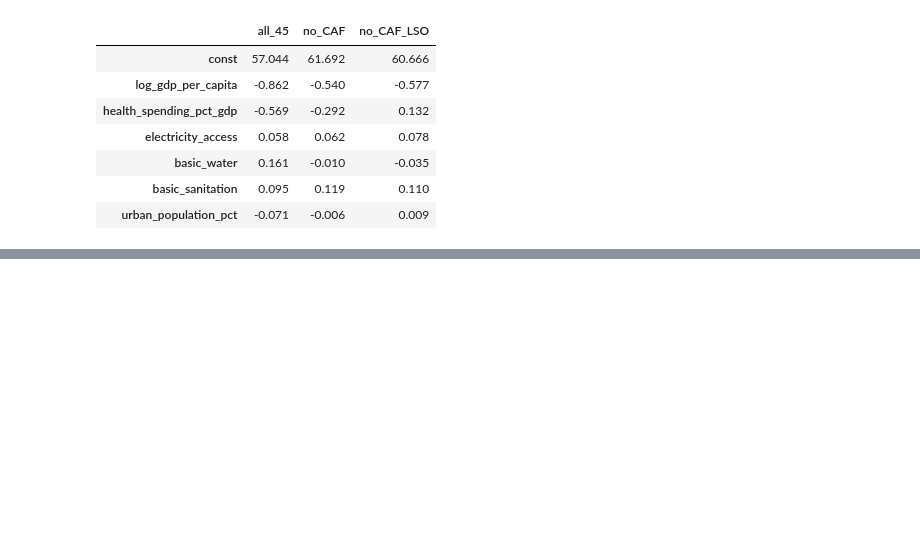
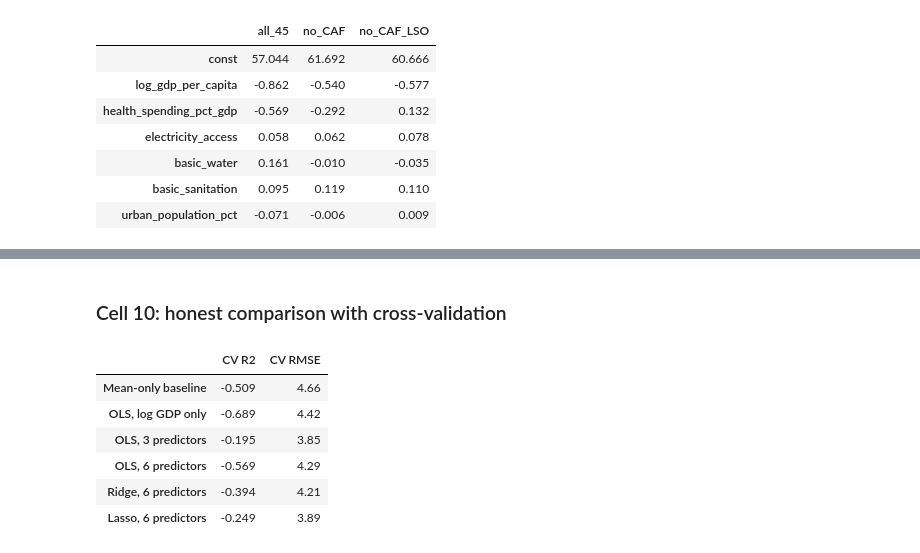
Before and after one commit to joenzau41-png/life-expectancy-africa, a Jupyter notebook: notebooks/03_modeling.ipynb, the cells around one changed output, grey strips where cells are left out. Drawn from its saved outputs; the diff is of its cells as text; code cells hidden in the pictures; blank space fills up the shorter version.

Commit message:
Add diagnostics, influence checks and cross-validation

```diff
--- a/notebooks/03_modeling.ipynb
+++ b/notebooks/03_modeling.ipynb
@@ -159,0 +193,35 @@ Adjusted R2: {'all_45': np.float64(0.373), 'no_CAF': np.float64(0.407), 'no_CAF_
+# %% [markdown]
+### Cell 10: honest comparison with cross-validation
+# %%
+from sklearn.model_selection import KFold, cross_val_score
+from sklearn.pipeline import make_pipeline
+from sklearn.preprocessing import StandardScaler
+from sklearn.linear_model import LinearRegression, RidgeCV, LassoCV
+from sklearn.dummy import DummyRegressor
+
+cv = KFold(n_splits=5, shuffle=True, random_state=42)
+y_no = no_caf["life_expectancy"]
+small = ["log_gdp_per_capita", "electricity_access", "basic_sanitation"]
+
+def cv_scores(model, X):
+    r2 = cross_val_score(model, X, y_no, cv=cv, scoring="r2")
+    rmse = -cross_val_score(model, X, y_no, cv=cv, scoring="neg_root_mean_squared_error")
+    return round(r2.mean(), 3), round(rmse.mean(), 2)
+
+results = {
+    "Mean-only baseline": cv_scores(DummyRegressor(), no_caf[features]),
+    "OLS, log GDP only": cv_scores(LinearRegression(), no_caf[["log_gdp_per_capita"]]),
+    "OLS, 3 predictors": cv_scores(make_pipeline(StandardScaler(), LinearRegression()), no_caf[small]),
+    "OLS, 6 predictors": cv_scores(make_pipeline(StandardScaler(), LinearRegression()), no_caf[features]),
+    "Ridge, 6 predictors": cv_scores(make_pipeline(StandardScaler(), RidgeCV(alphas=np.logspace(-2, 3, 50))), no_caf[features]),
+    "Lasso, 6 predictors": cv_scores(make_pipeline(StandardScaler(), LassoCV(cv=5)), no_caf[features]),
+}
+pd.DataFrame(results, index=["CV R2", "CV RMSE"]).T
+# %% [output]
+|  | CV R2 | CV RMSE |
+| Mean-only baseline | -0.509 | 4.66 |
+| OLS, log GDP only | -0.689 | 4.42 |
+| OLS, 3 predictors | -0.195 | 3.85 |
+| OLS, 6 predictors | -0.569 | 4.29 |
+| Ridge, 6 predictors | -0.394 | 4.21 |
+| Lasso, 6 predictors | -0.249 | 3.89 |
```
Also changed, not shown: parts of 4 cells of this notebook, 1 other file.
